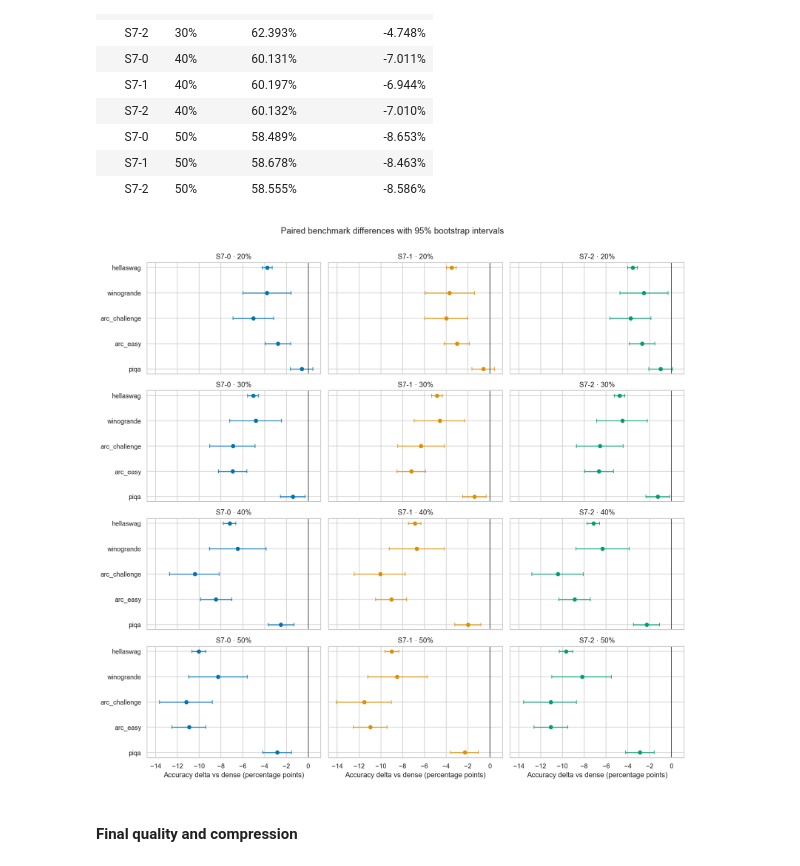
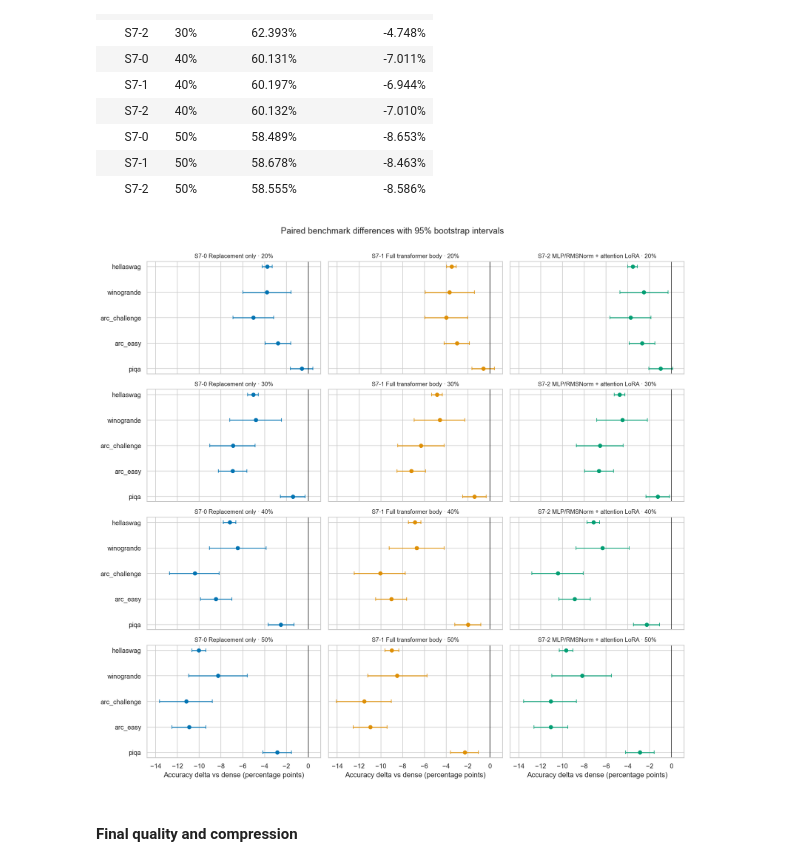
Before and after one commit to Sammuel21/diploma-thesis-block-replacement, a Jupyter notebook: notebooks/model/swiglu/swiglu-7.ipynb, the cells around one changed output. Drawn from its saved outputs; the diff is of its cells as text; code cells hidden in the pictures.

Commit message:
swiglu-7 new plot

```diff
--- a/notebooks/model/swiglu/swiglu-7.ipynb
+++ b/notebooks/model/swiglu/swiglu-7.ipynb
@@ -275,3 +281,26 @@ figure.tight_layout()
 plt.show()
 # %% [output]
 [figure]
+# %%
+relative_df = recovery_df.merge(
+    recovery_df[recovery_df['Strategy'] == 'S7-0'][['Target', 'Tokens', 'Validation KL']],
+    on=['Target', 'Tokens'], suffixes=('', ' S7-0'), validate='many_to_one',
+)
+relative_df['KL gap vs S7-0 (%)'] = 100 * (relative_df['Validation KL'] / relative_df['Validation KL S7-0'] - 1)
+
+figure, axes = plt.subplots(2, 2, figsize=(13, 8), sharex=True)
+for axis, target in zip(axes.flat, TARGETS):
+    target_rows = relative_df[relative_df['Target'] == target]
+    for strategy in STRATEGIES:
+        rows = target_rows[target_rows['Strategy'] == strategy]
+        axis.plot(
+            rows['Tokens'] / 1e9,
+            rows['KL gap vs S7-0 (%)'],
+            marker='o', markersize=3, linewidth=1.8,
+            color=STRATEGY_COLORS[strategy], label=STRATEGY_LABELS[strategy],
+        )
+    axis.set(title=f'{target:.0%} eligible-MLP removal', xlabel='Recovery tokens (B)', ylabel='Validation KL gap vs S7-0 (%)')
+axes[0, 0].legend(frameon=False, fontsize=9)
+figure.suptitle('Native-8K recovery relative to replacement-only (below zero beats S7-0)', y=1.01)
+figure.tight_layout()
+plt.show()
@@ -440,29 +471,29 @@ Five-task macro accuracy
 # %%
 task_order = list(configuration['evaluation']['tasks'])
 figure, axes = plt.subplots(4, 3, figsize=(14, 13), sharex=True, sharey=True)
 for row_index, target in enumerate(TARGETS):
     for column_index, strategy in enumerate(STRATEGIES):
         axis = axes[row_index, column_index]
         rows = (
             task_df[(task_df['Target'] == target) & (task_df['Strategy'] == strategy)]
             .set_index('Task').loc[task_order].reset_index()
         )
         values = 100 * rows['Paired delta'].to_numpy()
         low = values - 100 * rows['CI95 low'].to_numpy()
         high = 100 * rows['CI95 high'].to_numpy() - values
         positions = np.arange(len(rows))
         axis.errorbar(values, positions, xerr=np.vstack([low, high]), fmt='o', capsize=3,
                       color=STRATEGY_COLORS[strategy])
         axis.axvline(0, color='black', linewidth=0.8)
         axis.set_yticks(positions, rows['Task'])
-        axis.set_title(f'{strategy} · {target:.0%}')
+        axis.set_title(f'{strategy} {STRATEGY_LABELS[strategy]} · {target:.0%}', fontsize=10)
         if row_index == len(TARGETS) - 1:
             axis.set_xlabel('Accuracy delta vs dense (percentage points)')
 figure.suptitle('Paired benchmark differences with 95% bootstrap intervals', y=1.005)
 figure.tight_layout()
 plt.show()
 # %% [output]
-[figure, old version]
+[figure, new version]
 # %% [markdown]
 #### Final quality and compression
 # %%
```
Also changed, not shown: parts of 2 cells of this notebook.
